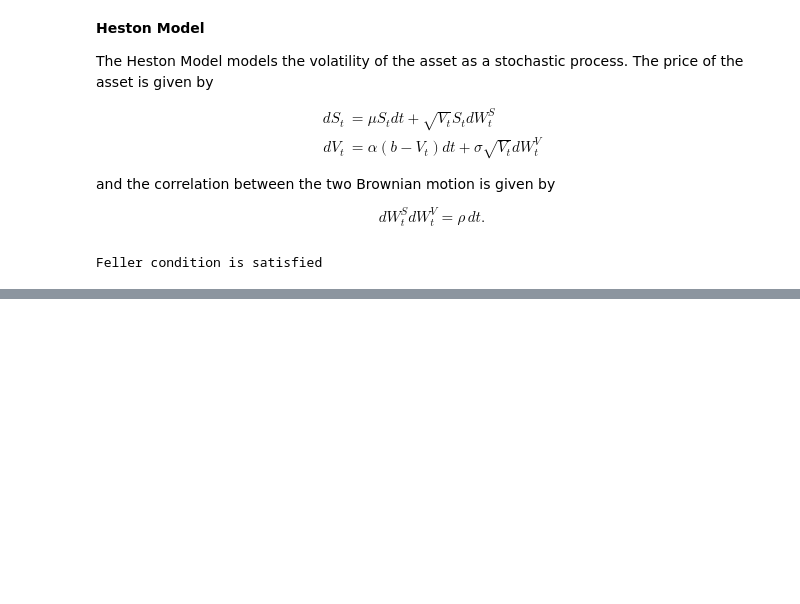
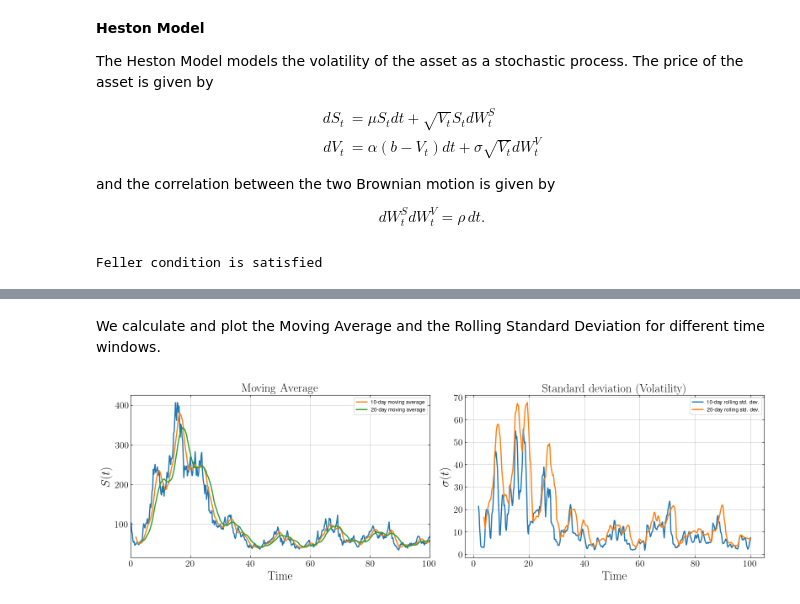
Before and after one commit to alexisdpc/Heston-model, a Jupyter notebook: Heston_model.ipynb, the cells around one changed output, grey strips where cells are left out. Saved outputs shown, nothing was run; the diff lists cells and outputs as text; code cells hidden in the pictures; blank space fills up the shorter version.

```diff
--- a/Heston_model.ipynb
+++ b/Heston_model.ipynb
@@ -152,0 +152,62 @@ fig.savefig('plots.png')
+# %% [markdown]
+We calculate and plot the Moving Average and the Rolling Standard Deviation for different time windows.
+# %%
+# We select a random path from the ones generated above
+rand_max = S.shape[0]
+path_index = randint(0,rand_max-1)
+ts = pd.Series(S[path_index,:])
+
+# Take a rolling standard deviation over a window
+window_1 = 10
+window_2 = 20
+ts_mean_1 = ts.rolling(window_1).mean()
+ts_mean_2 = ts.rolling(window_2).mean()
+ts_std_1 = ts.rolling(window_1).std()
+ts_std_2 = ts.rolling(window_2).std()
+
+fig = plt.figure(figsize=(16,5))
+ax1 = fig.add_subplot(121)
+ax2 = fig.add_subplot(122)
+
+ax1.set_title(r'${\rm Moving\,\, Average}$', fontsize=20, color='black')
+ax2.set_title(r'${\rm Standard \,\, deviation \,\, (Volatility)}$', fontsize=20, color='black')
+
+lwS = 2.
+ax1.plot(time, ts, linewidth=lwS)
+ax1.plot(time, ts_mean_1, linewidth=lwS, label='10-day moving average')
+ax1.plot(time, ts_mean_2, linewidth=lwS, label='20-day moving average')
+
+lwV = 2.
+ax2.plot(time, ts_std_1, linewidth=lwV, label='10-day rolling std. dev.')
+ax2.plot(time, ts_std_2, linewidth=lwV, label='20-day rolling std. dev.')
+
+ax1.set_xlabel(r'${\rm Time}$', fontsize=21)
+ax2.set_xlabel(r'${\rm Time}$', fontsize=21)
+ax1.set_xlim(min(time), max(time))
+
+ax1.set_ylabel(r'$S(t)$', fontsize=21)
+ax2.set_ylabel(r'$\sigma(t)$', fontsize=21)
+
+plt.tight_layout()
+
+# Now add the legend with some customizations.
+ax1.legend(prop={'size':9})
+ax2.legend(prop={'size':9})
+
+# This is needed for to show ticks on four frams in the latest version of matplotlib
+ax1.tick_params(axis='both', which='both', direction='in')
+ax2.tick_params(axis='both', which='both', direction='in')
+ax1.xaxis.set_ticks_position('both'); ax1.yaxis.set_ticks_position('both')
+ax2.xaxis.set_ticks_position('both'); ax2.yaxis.set_ticks_position('both')
+
+ax1.tick_params(axis='both', which='major', labelsize=16)
+ax2.tick_params(axis='both', which='major', labelsize=16)
+
+ax1.grid(linewidth=0.5)
+ax2.grid(linewidth=0.5)
+
+plt.show()
+fig.savefig('plots.png')
+#fig.savefig('plots.pdf', format='pdf')
+# %% [output]
+[figure, added]
```
Also changed, not shown: parts of 3 cells of this notebook.
